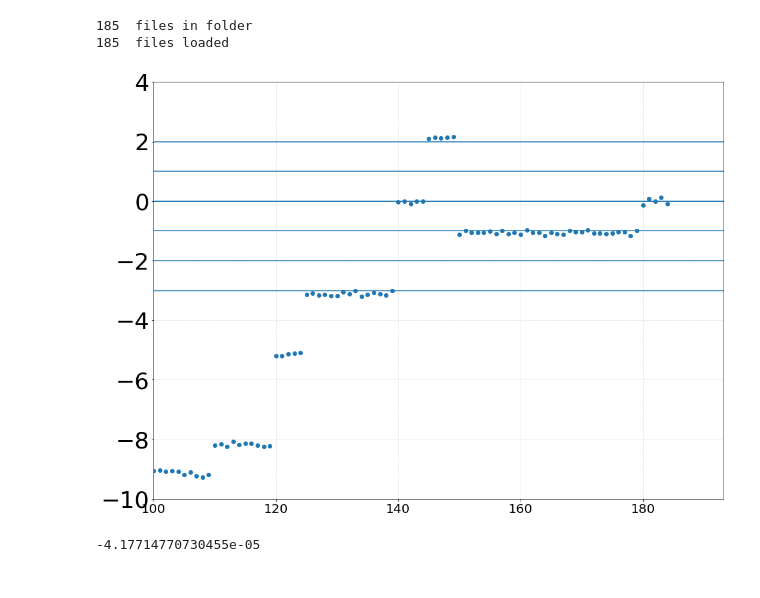
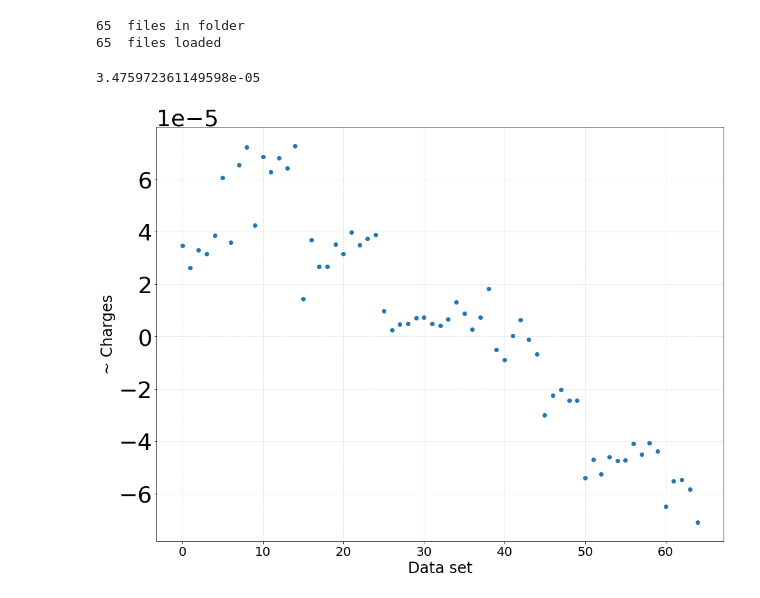
Before and after one commit to stanfordbeads/New_trap_code, a Jupyter notebook: Scripts/General_Discharge.ipynb, the cells around one changed output. Cells and saved outputs as stored; diff of their text form; code cells hidden in the pictures.

```diff
--- a/Scripts/General_Discharge.ipynb
+++ b/Scripts/General_Discharge.ipynb
@@ -7,20 +7,20 @@ plt.rcParams['xtick.labelsize'] = "small"
 plt.rcParams['ytick.labelsize'] = 36
 # %%
 # specify the folder
-Year = "2021"
-Month = "08"
-Day = "30"
+Year = "2022"
+Month = "05"
+Day = "09"
 BeadNumber =1
 folder = r"/home/data_transfer/data_from_windows/"+ Year + Month + Day
 
-foldername = folder+"/Bead"+str(BeadNumber)+"/Discharge/FineDischarge/"
+foldername = folder+"/Bead"+str(BeadNumber)+"/Discharge/"
 # %%
 # load the files
 files_discharge = load_dir(dirname=foldername,
                          start_file=0, max_file=1500)
 # %% [output]
-185  files in folder
-185  files loaded
+65  files in folder
+65  files loaded
 # %%
 # set the drive and settings for the correlation
 fdrive=71
@@ -36,23 +36,23 @@ indices = [np.argmax(cc) for cc in corrs]
 in_phase = []
 for cc in corrs:
     in_phase.append(cc[0])
+# %%
+corrs[0][0]
+# %% [output]
+3.475972361149598e-05
 # %%
 # plot the in-phase response
-scale=-4.17714770730455e-05
+#scale=-1.0300956376537243e-5
+scale=1
 plt.plot(range(len(indices)),np.divide(in_phase,scale),linestyle="",marker="o")
-[plt.axhline(-i+2) for i in range(6)]
-#plt.ylim(-0.001,0.000001)
-plt.xlim(100,)
-plt.ylim(-10,4)
-plt.axhline(0)
+# for i in np.arange(0,10,1):
+#     plt.axhline(i)
+plt.ylabel("~ Charges")
+plt.xlabel("Data set")
 plt.grid(True, which='both', linestyle='--', alpha=0.4)
 plt.show()
 # %% [output]
-[figure, old version]
+[figure, new version]
-# %%
-np.mean(in_phase[141:144])-np.mean(in_phase[151:154])
-# %% [output]
--4.17714770730455e-05
 # %%
 # get the in-phase response y
 corrs = [correlation(drive=sig, response=files.y2, fsamp=fsamp, fdrive=fdrive, filt=True, band_width=1) for files in files_discharge]
```
Also changed, not shown: parts of 3 cells of this notebook, 31 other files.
